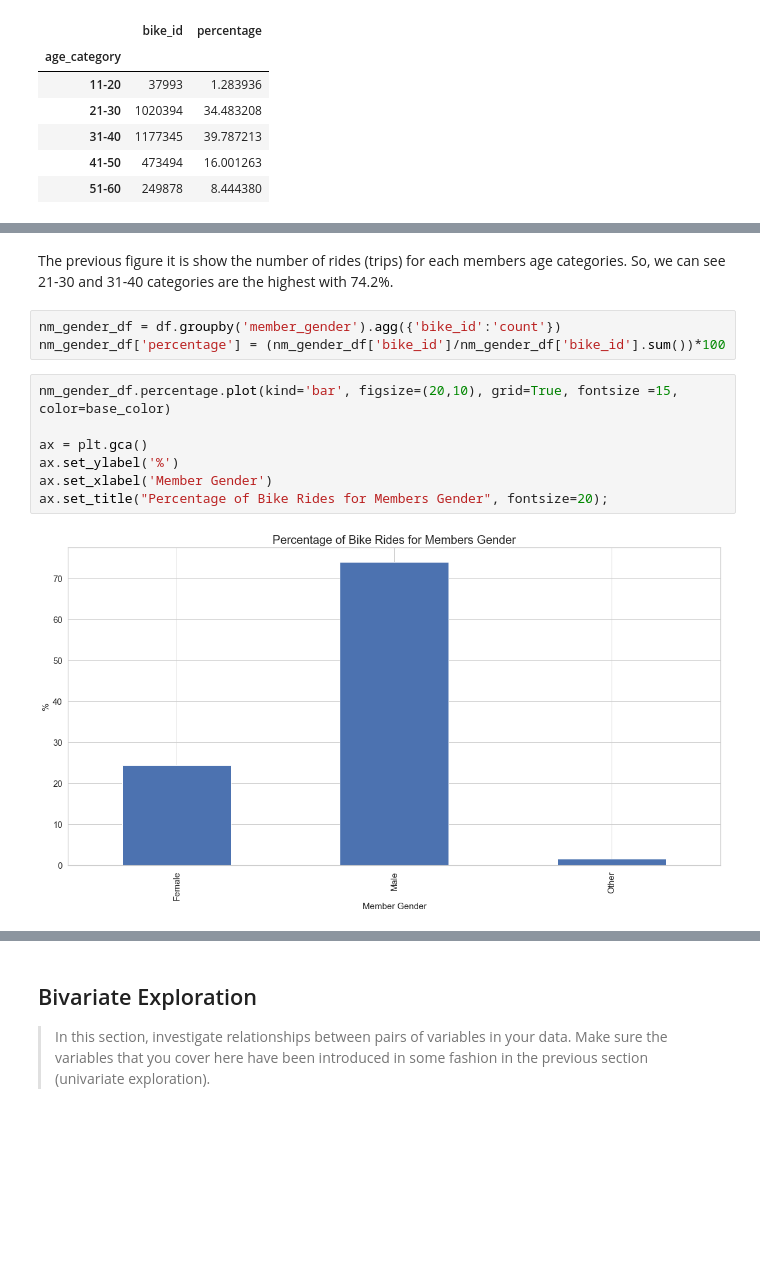
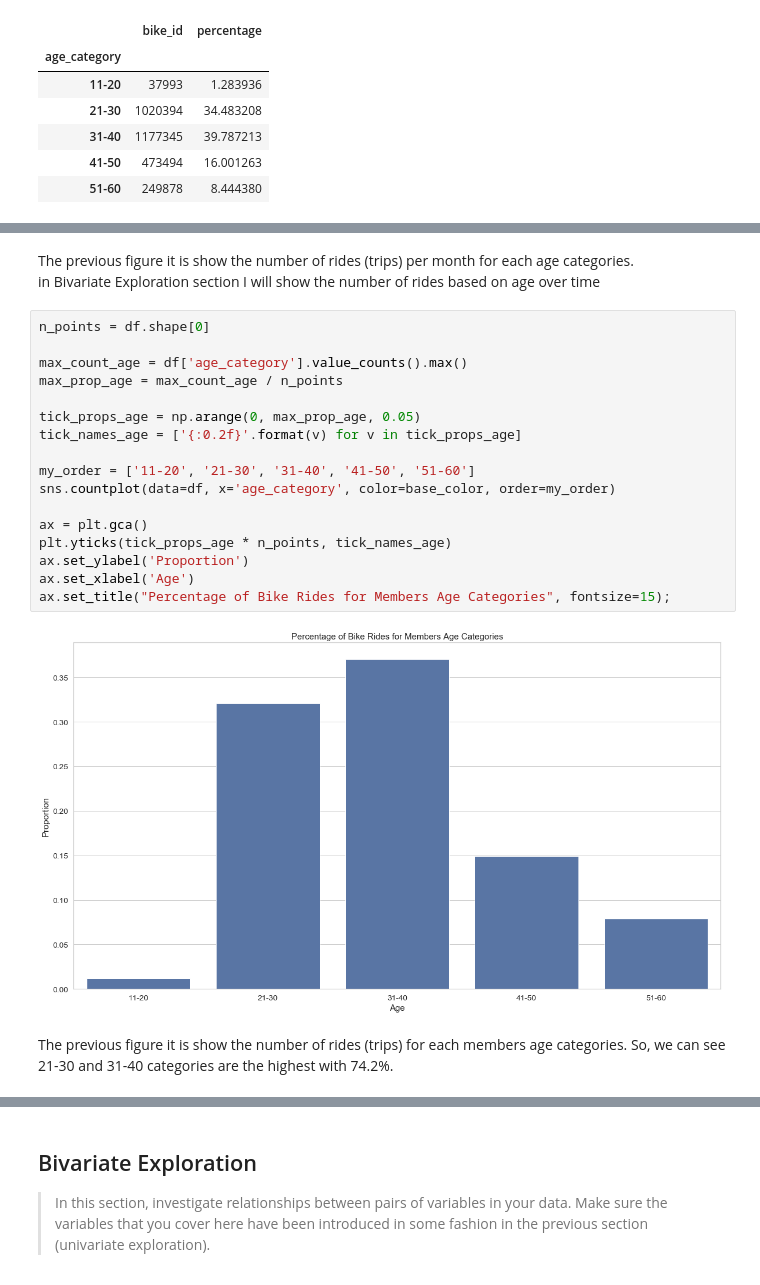
Before and after one commit to Alyahya-A/communicate-data-findings, a Jupyter notebook: communicate-data-findings-exploration.ipynb, the cells around one changed output, grey strips where cells are left out. Drawn from its saved outputs; the diff is of its cells as text; blank space fills up the shorter version.

```diff
--- a/communicate-data-findings-exploration.ipynb
+++ b/communicate-data-findings-exploration.ipynb
@@ -577,14 +588,24 @@ ax.set_title("Percentage of Bike Rides for Members Age Categories", fontsize=20)
+# %% [markdown]
+The previous figure it is show the number of rides (trips) per month for each age categories. <br>
+in Bivariate Exploration section I will show the number of rides based on age over time
+# %%
+n_points = df.shape[0]
+
+max_count_age = df['age_category'].value_counts().max()
+max_prop_age = max_count_age / n_points
+
+tick_props_age = np.arange(0, max_prop_age, 0.05)
+tick_names_age = ['{:0.2f}'.format(v) for v in tick_props_age]
+
+my_order = ['11-20', '21-30', '31-40', '41-50', '51-60']
+sns.countplot(data=df, x='age_category', color=base_color, order=my_order)
+
+ax = plt.gca()
+plt.yticks(tick_props_age * n_points, tick_names_age)
+ax.set_ylabel('Proportion')
+ax.set_xlabel('Age')
+ax.set_title("Percentage of Bike Rides for Members Age Categories", fontsize=15);
+# %% [output]
+[figure, added]
 # %% [markdown]
 The previous figure it is show the number of rides (trips) for each members age categories. So, we can see 21-30 and 31-40 categories are the highest with 74.2%.
-# %%
-nm_gender_df = df.groupby('member_gender').agg({'bike_id':'count'})
-nm_gender_df['percentage'] = (nm_gender_df['bike_id']/nm_gender_df['bike_id'].sum())*100
-# %%
-nm_gender_df.percentage.plot(kind='bar', figsize=(20,10), grid=True, fontsize =15, color=base_color)
-
-ax = plt.gca()
-ax.set_ylabel('%')
-ax.set_xlabel('Member Gender')
-ax.set_title("Percentage of Bike Rides for Members Gender", fontsize=20);
-# %% [output]
-[figure, removed]
```
Also changed, not shown: parts of 16 cells of this notebook.
